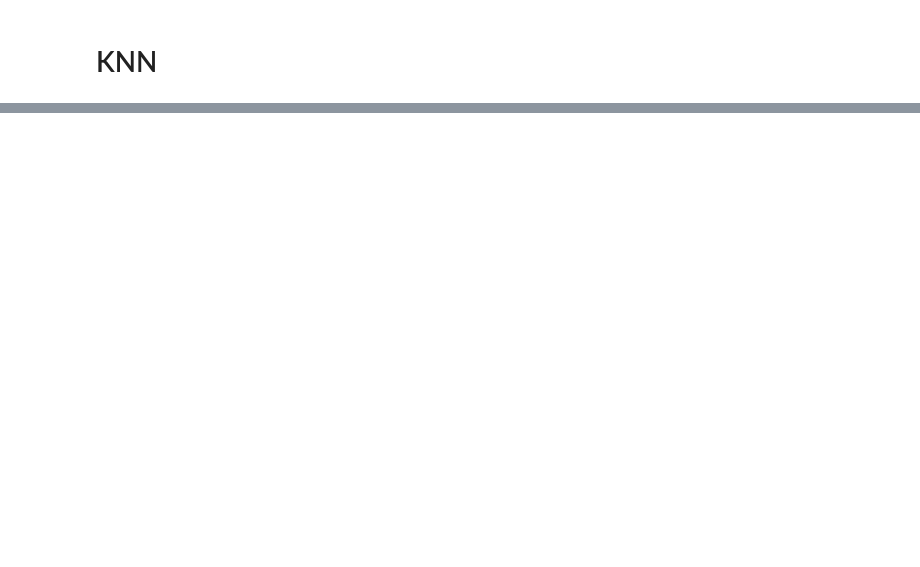
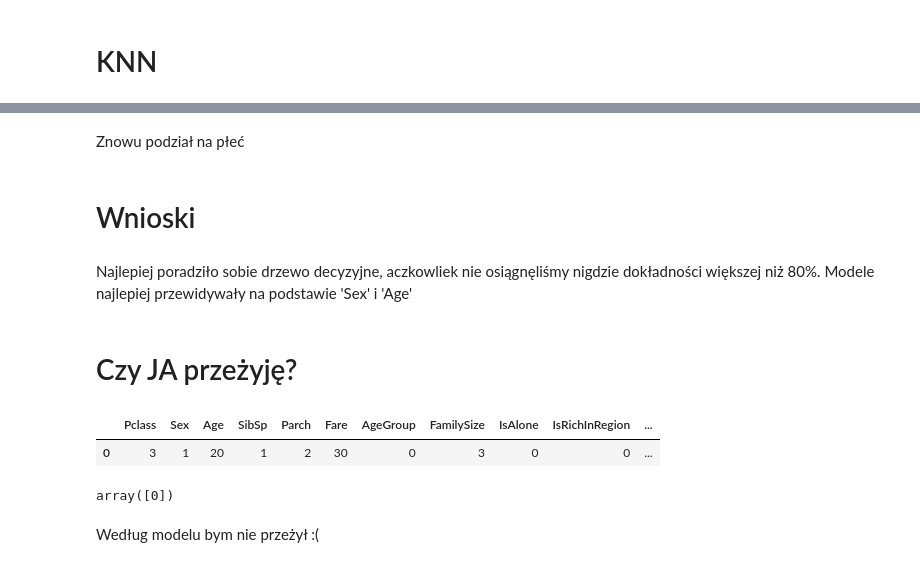
Before and after one commit to Solvro/ml-wakacyjne-wyzwanie-2025, a Jupyter notebook: 2_ml/ML_zadanie.ipynb, the cells around one changed output, grey strips where cells are left out. Saved outputs shown, nothing was run; the diff lists cells and outputs as text; code cells hidden in the pictures; blank space fills up the shorter version.

```diff
--- a/2_ml/ML_zadanie.ipynb
+++ b/2_ml/ML_zadanie.ipynb
@@ -259,0 +346,30 @@ ValueError: n_features must be equal to 2. Got 13 instead.
+# %% [markdown]
+Znowu podział na płeć
+# %% [markdown]
+# Wnioski
+# %% [markdown]
+Najlepiej poradziło sobie drzewo decyzyjne, aczkowliek nie osiągnęliśmy nigdzie dokładności większej niż 80%.
+Modele najlepiej przewidywały na podstawie 'Sex' i 'Age'
+# %% [markdown]
+# Czy JA przeżyję?
+# %%
+test_df = pd.DataFrame([{
+    "Pclass": 3,
+    "Sex": "male",
+    "Age": 20,
+    "SibSp": 1,
+    "Parch": 2,
+    "Fare": 30,
+    "Embarked": 'Q',
+    "AgeGroup": "Adult",
+    "Cabin": 'G14',
+    "Ticket": 25,
+    "Name": "Grzegorz"
+}])
+
+proc = preprocess_data(test_df)
+# %%
+proc.head()
+# %% [output]
+|  | Pclass | Sex | Age | SibSp | Parch | Fare | AgeGroup | FamilySize | IsAlone | IsRichInRegion | ... |
+| 0 | 3 | 1 | 20 | 1 | 2 | 30 | 0 | 3 | 0 | 0 | ... |
@@ -259,0 +379,8 @@ ValueError: n_features must be equal to 2. Got 13 instead.
+# %%
+x = proc.values
+y_pred = tree.predict(x)
+y_pred
+# %% [output]
+array([0])
+# %% [markdown]
+Według modelu bym nie przeżył :(
```
Also changed, not shown: parts of 22 cells of this notebook.
